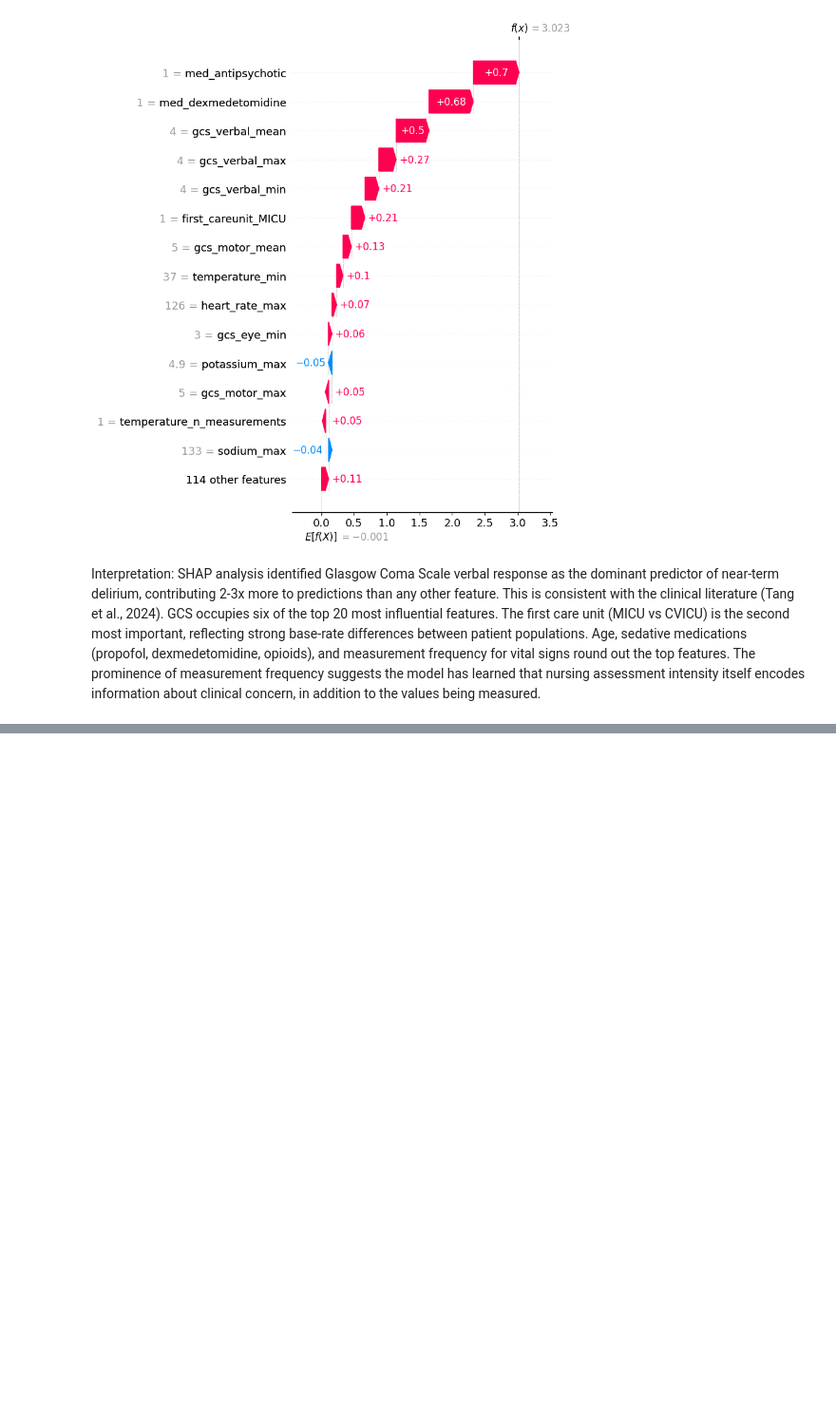
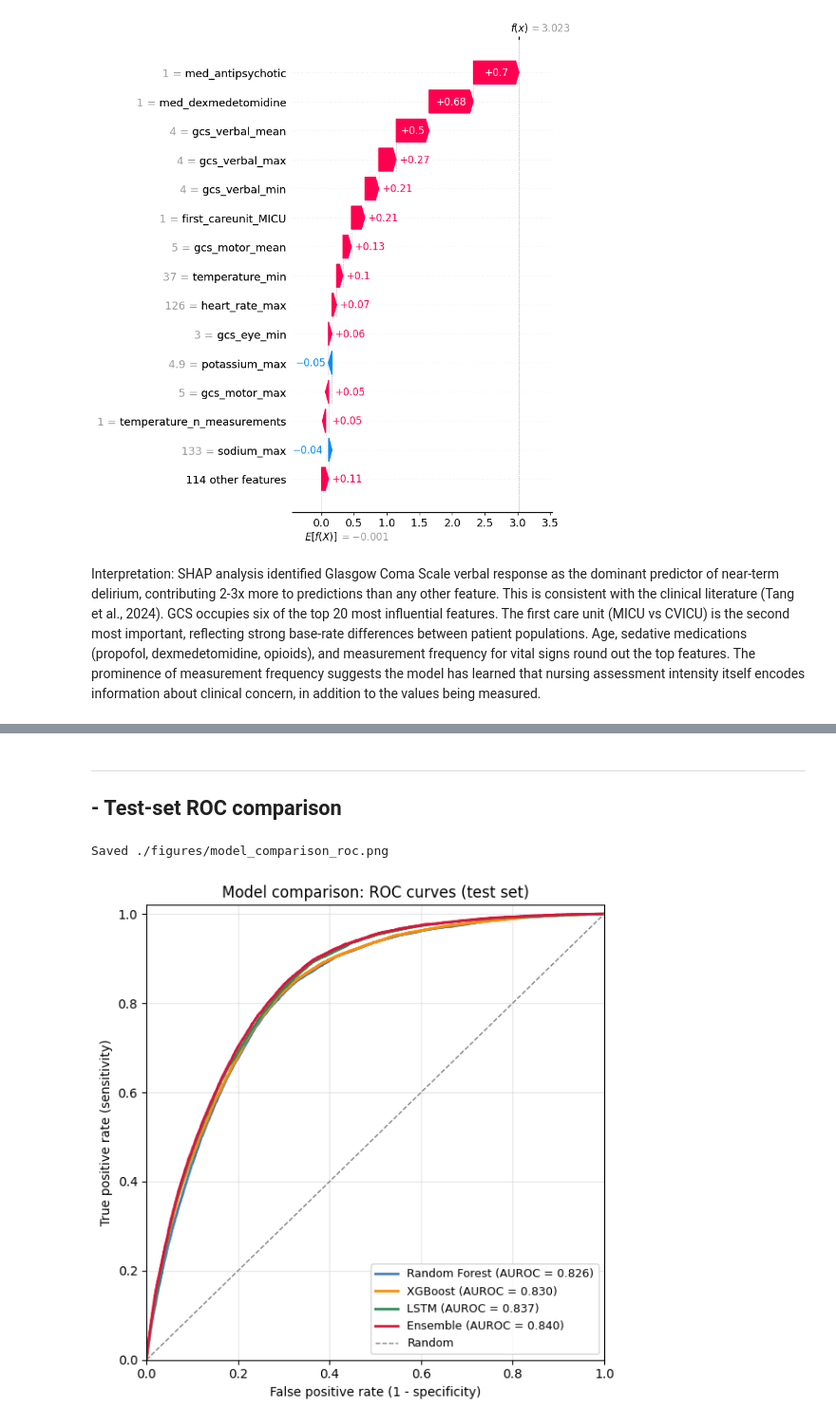
Before and after one commit to Hadyalt/AI_In_Healthcare_Capstone_Project, a Jupyter notebook: main.ipynb, the cells around one changed output, grey strips where cells are left out. Shown at 95% size. Saved outputs shown, nothing was run; the diff lists cells and outputs as text; code cells hidden in the pictures; blank space fills up the shorter version.

```diff
--- a/main.ipynb
+++ b/main.ipynb
@@ -4263,0 +4369,46 @@ Interpretation: SHAP analysis identified Glasgow Coma Scale verbal response as t
+# %% [markdown]
+---
+## - Test-set ROC comparison
+# %%
+import matplotlib.pyplot as plt
+from sklearn.metrics import roc_curve, roc_auc_score
+
+y_test_cmp = test_preds["delirium_next_12h"].values
+
+models = {
+    "Random Forest": "rf",
+    "XGBoost": "xgb",
+    "LSTM": "lstm",
+    "Ensemble": "ensemble",
+}
+colors = {
+    "Random Forest": "steelblue",
+    "XGBoost": "darkorange",
+    "LSTM": "seagreen",
+    "Ensemble": "crimson",
+}
+
+fig, ax = plt.subplots(figsize=(6, 6))
+
+for name, col in models.items():
+    proba = test_preds[col].values
+    fpr, tpr, _ = roc_curve(y_test_cmp, proba)
+    auroc = roc_auc_score(y_test_cmp, proba)
+    ax.plot(
+        fpr, tpr, color=colors[name], linewidth=2, label=f"{name} (AUROC = {auroc:.3f})"
+    )
+
+ax.plot([0, 1], [0, 1], color="gray", linestyle="--", linewidth=1, label="Random")
+ax.set_xlabel("False positive rate (1 - specificity)")
+ax.set_ylabel("True positive rate (sensitivity)")
+ax.set_title("Model comparison: ROC curves (test set)")
+ax.set_xlim(0, 1)
+ax.set_ylim(0, 1.02)
+ax.grid(alpha=0.3)
+ax.legend(loc="lower right", fontsize=9)
+plt.tight_layout()
+save_fig("model_comparison_roc")
+plt.show()
+# %% [output]
+Saved ./figures/model_comparison_roc.png
+[figure, added]
```
Also changed, not shown: parts of 29 cells of this notebook, 19 other files.
